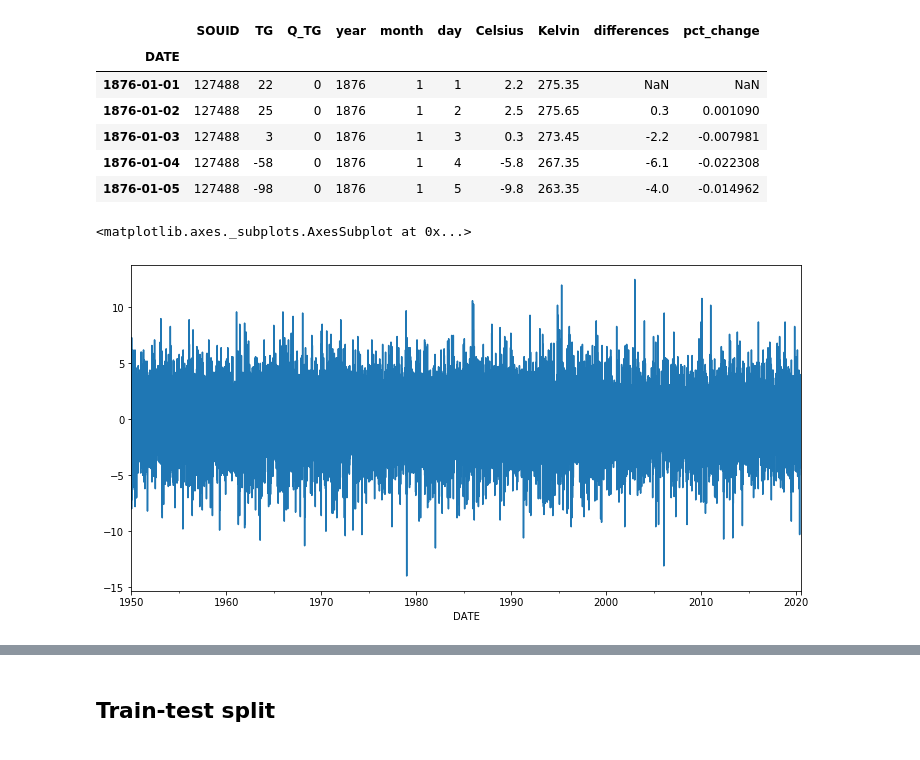
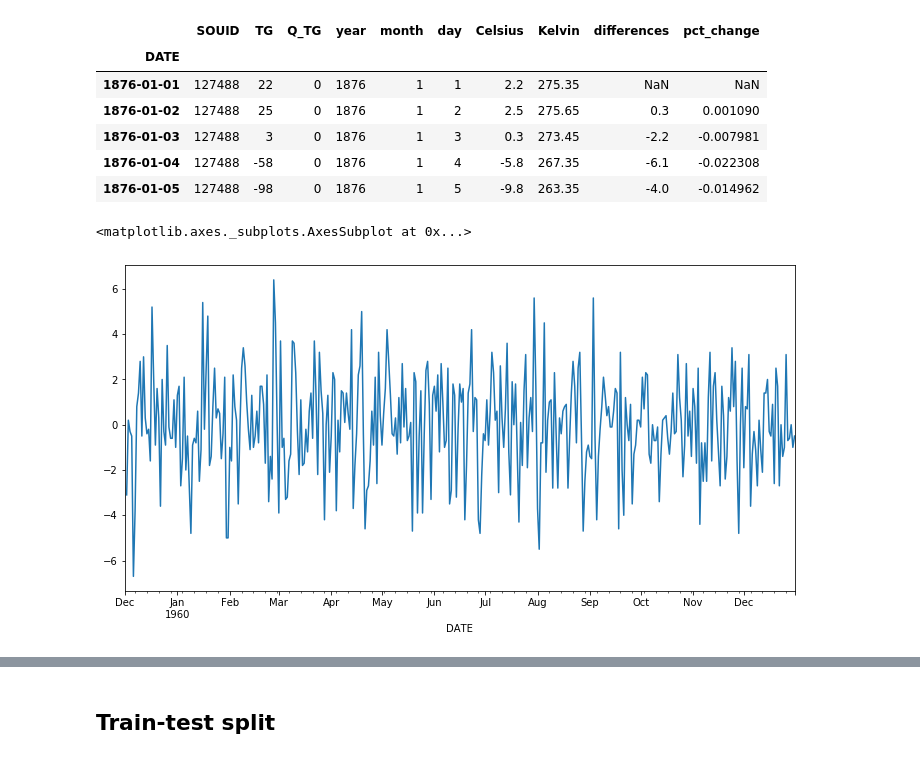
Before and after one commit to Basmatz/Spiced-bootcamp, a Jupyter notebook: week_05/Day1.ipynb, the cells around one changed output, grey strips where cells are left out. Saved outputs shown, nothing was run; the diff lists cells and outputs as text; code cells hidden in the pictures.

```diff
--- a/week_05/Day1.ipynb
+++ b/week_05/Day1.ipynb
@@ -49,7 +49,7 @@ df.head()
 #df['seasonal_mean'] = df['pct_change'].groupby(df['month']).transform('mean')
 #df['deseasonalized'] = df['pct_change'] - df['seasonal_mean']
 # %%
-df.Celsius['1950':].diff().plot()
+df.Celsius['1959-12':'1960'].diff().plot()
 # %% [output]
 <matplotlib.axes._subplots.AxesSubplot at 0x...>
-[figure, old version]
+[figure, new version]
```
Also changed, not shown: parts of 5 cells of this notebook, 3 other files.
